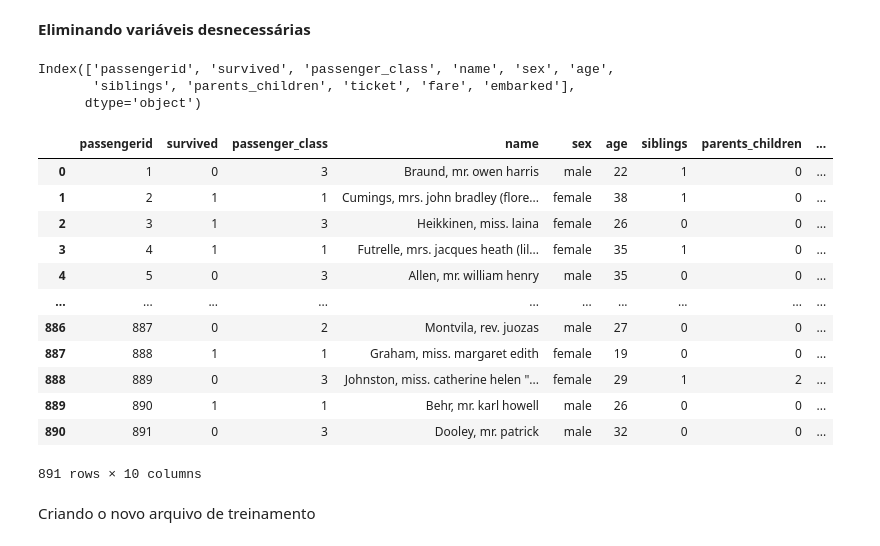
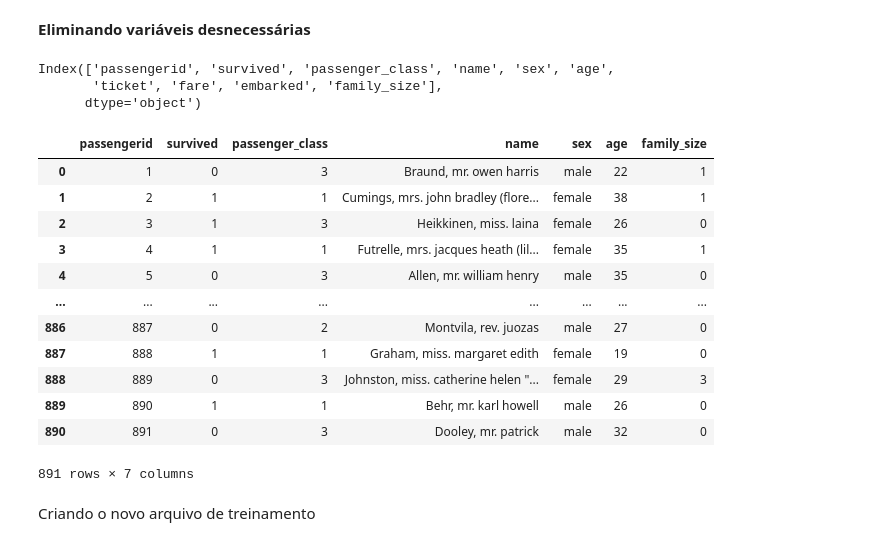
Before and after one commit to ajndantas/I2A2-Grupo_01, a Jupyter notebook: Insurminds/Desafio 3/desafio 3.ipynb, the cells around one changed output. Drawn from its saved outputs; the diff is of its cells as text; code cells hidden in the pictures.

```diff
--- a/Insurminds/Desafio 3/desafio 3.ipynb
+++ b/Insurminds/Desafio 3/desafio 3.ipynb
@@ -96,7 +97,8 @@ memory usage: 83.7+ KB
 df_train.columns = (
                         df_train.columns.
                         str.lower().
-                        str.strip()
+                        str.strip().
+                        str.replace(' ','_')
                     )
 
 df_train.columns
@@ -303,0 +312,4 @@ df_train
+# %%
+df_train['family_size'] = df_train['parents_children'] + df_train['siblings']
+df_train = df_train.drop(columns=['parents_children', 'siblings'], axis=1)
+df_train
@@ -307,25 +333,25 @@ df_train
 df_train.columns
 # %% [output]
 Index(['passengerid', 'survived', 'passenger_class', 'name', 'sex', 'age',
-       'siblings', 'parents_children', 'ticket', 'fare', 'embarked'],
+       'ticket', 'fare', 'embarked', 'family_size'],
       dtype='object')
 # %%
-df_train = df_train.drop(columns=['ticket'],errors='ignore')
+df_train = df_train.drop(columns=['ticket','fare','embarked'],errors='ignore')
 df_train
 # %% [output]
-|  | passengerid | survived | passenger_class | name | sex | age | siblings | parents_children | ... |
-| 0 | 1 | 0 | 3 | Braund, mr. owen harris | male | 22 | 1 | 0 | ... |
-| 1 | 2 | 1 | 1 | Cumings, mrs. john bradley (flore... | female | 38 | 1 | 0 | ... |
-| 2 | 3 | 1 | 3 | Heikkinen, miss. laina | female | 26 | 0 | 0 | ... |
-| 3 | 4 | 1 | 1 | Futrelle, mrs. jacques heath (lil... | female | 35 | 1 | 0 | ... |
-| 4 | 5 | 0 | 3 | Allen, mr. william henry | male | 35 | 0 | 0 | ... |
-| ... | ... | ... | ... | ... | ... | ... | ... | ... | ... |
-| 886 | 887 | 0 | 2 | Montvila, rev. juozas | male | 27 | 0 | 0 | ... |
-| 887 | 888 | 1 | 1 | Graham, miss. margaret edith | female | 19 | 0 | 0 | ... |
-| 888 | 889 | 0 | 3 | Johnston, miss. catherine helen "... | female | 29 | 1 | 2 | ... |
-| 889 | 890 | 1 | 1 | Behr, mr. karl howell | male | 26 | 0 | 0 | ... |
-| 890 | 891 | 0 | 3 | Dooley, mr. patrick | male | 32 | 0 | 0 | ... |
+|  | passengerid | survived | passenger_class | name | sex | age | family_size |
+| 0 | 1 | 0 | 3 | Braund, mr. owen harris | male | 22 | 1 |
+| 1 | 2 | 1 | 1 | Cumings, mrs. john bradley (flore... | female | 38 | 1 |
+| 2 | 3 | 1 | 3 | Heikkinen, miss. laina | female | 26 | 0 |
+| 3 | 4 | 1 | 1 | Futrelle, mrs. jacques heath (lil... | female | 35 | 1 |
+| 4 | 5 | 0 | 3 | Allen, mr. william henry | male | 35 | 0 |
+| ... | ... | ... | ... | ... | ... | ... | ... |
+| 886 | 887 | 0 | 2 | Montvila, rev. juozas | male | 27 | 0 |
+| 887 | 888 | 1 | 1 | Graham, miss. margaret edith | female | 19 | 0 |
+| 888 | 889 | 0 | 3 | Johnston, miss. catherine helen "... | female | 29 | 3 |
+| 889 | 890 | 1 | 1 | Behr, mr. karl howell | male | 26 | 0 |
+| 890 | 891 | 0 | 3 | Dooley, mr. patrick | male | 32 | 0 |
-891 rows × 10 columns
+891 rows × 7 columns
 # %% [markdown]
 Criando o novo arquivo de treinamento
 # %%
```
Also changed, not shown: parts of 51 cells of this notebook, 7 other files.
